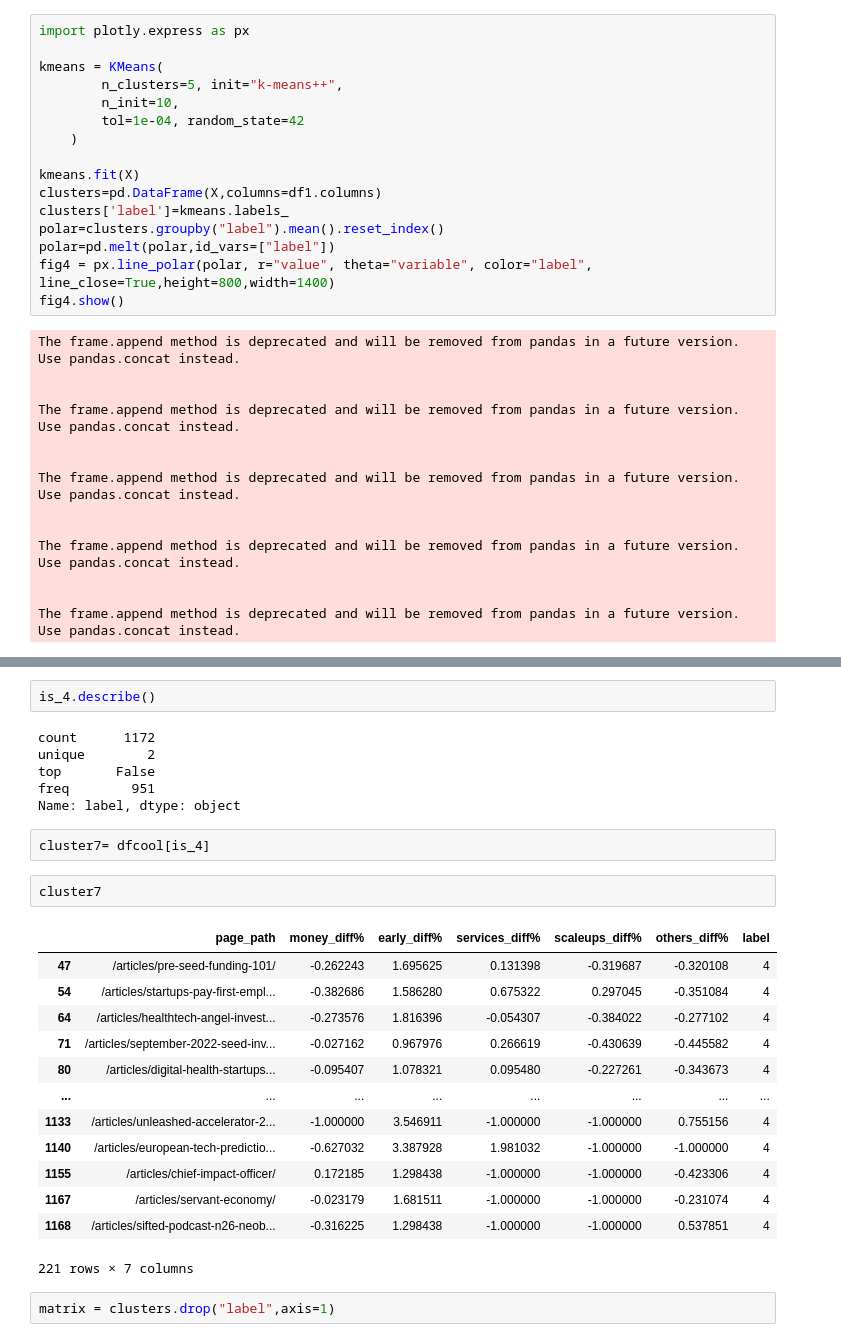
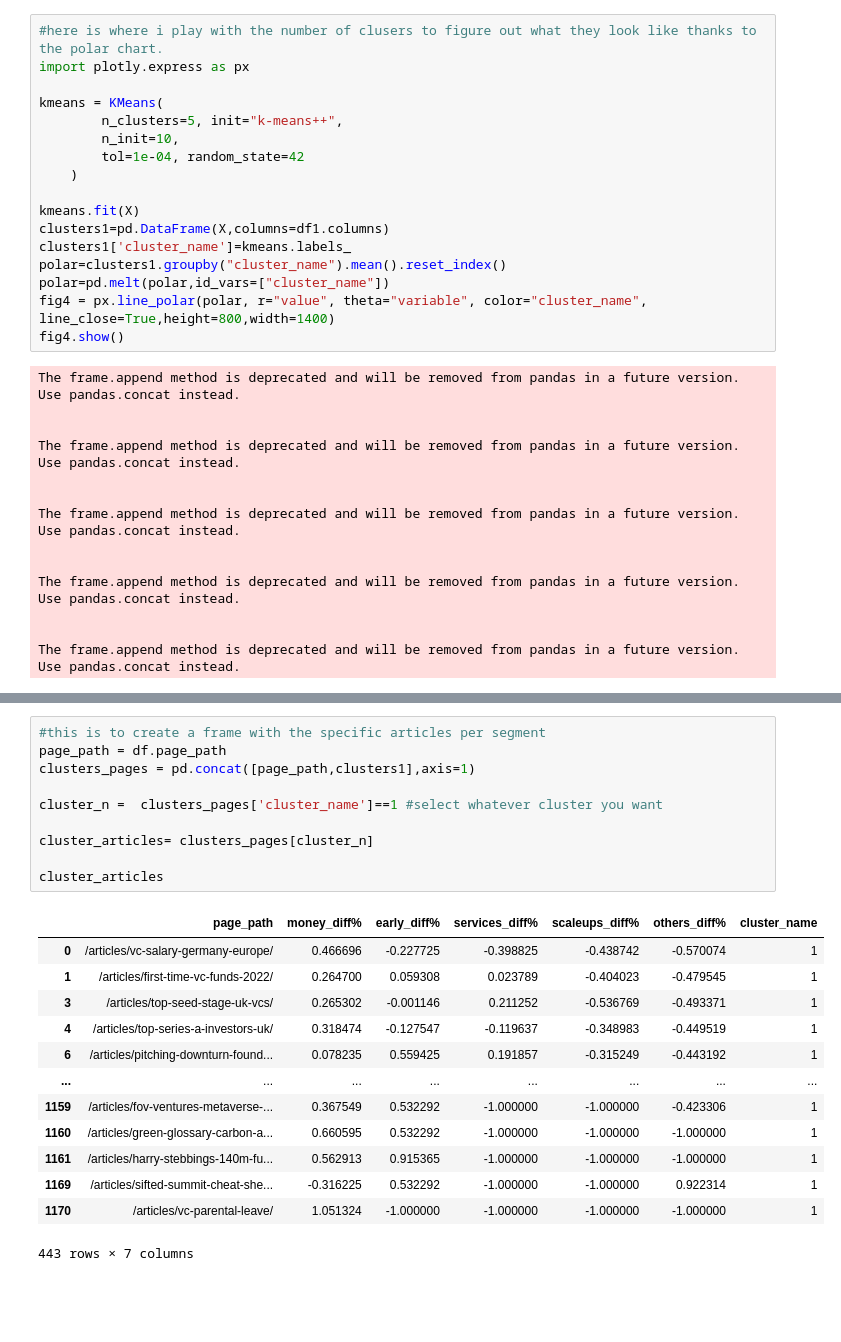
Before and after one commit to bellancafr/articles-users-clustering, a Jupyter notebook: clustering.ipynb, the cells around one changed output, grey strips where cells are left out. Saved outputs shown, nothing was run; the diff lists cells and outputs as text; blank space fills up the shorter version.

Commit message:
cleaned notebook and added data

```diff
--- a/clustering.ipynb
+++ b/clustering.ipynb
@@ -52,6 +61,7 @@ fig = go.Figure(data=go.Scatter(x=np.arange(1,14),y=inertia))
 fig.update_layout(title="Inertia vs Cluster Number",xaxis=dict(range=[0,11],title="Cluster Number"),
                   yaxis={'title':'Inertia'})
 # %%
+#here is where i play with the number of clusers to figure out what they look like thanks to the polar chart.
 import plotly.express as px
 
 kmeans = KMeans(
@@ -61,11 +71,11 @@ kmeans = KMeans(
     )
 
 kmeans.fit(X)
-clusters=pd.DataFrame(X,columns=df1.columns)
-clusters['label']=kmeans.labels_
-polar=clusters.groupby("label").mean().reset_index()
-polar=pd.melt(polar,id_vars=["label"])
-fig4 = px.line_polar(polar, r="value", theta="variable", color="label", line_close=True,height=800,width=1400)
+clusters1=pd.DataFrame(X,columns=df1.columns)
+clusters1['cluster_name']=kmeans.labels_
+polar=clusters1.groupby("cluster_name").mean().reset_index()
+polar=pd.melt(polar,id_vars=["cluster_name"])
+fig4 = px.line_polar(polar, r="value", theta="variable", color="cluster_name", line_close=True,height=800,width=1400)
 fig4.show()
 # %% [output]
 The frame.append method is deprecated and will be removed from pandas in a future version. Use pandas.concat instead.
@@ -182,28 +99,24 @@ Name: label, Length: 1172, dtype: bool
-# %%
-is_4.describe()
-# %% [output]
-count      1172
-unique        2
-top       False
-freq        951
-Name: label, dtype: object
-# %%
-cluster7= dfcool[is_4]
-# %%
-cluster7
-# %% [output]
-|  | page_path | money_diff% | early_diff% | services_diff% | scaleups_diff% | others_diff% | label |
-| 47 | /articles/pre-seed-funding-101/ | -0.262243 | 1.695625 | 0.131398 | -0.319687 | -0.320108 | 4 |
-| 54 | /articles/startups-pay-first-empl... | -0.382686 | 1.586280 | 0.675322 | 0.297045 | -0.351084 | 4 |
-| 64 | /articles/healthtech-angel-invest... | -0.273576 | 1.816396 | -0.054307 | -0.384022 | -0.277102 | 4 |
-| 71 | /articles/september-2022-seed-inv... | -0.027162 | 0.967976 | 0.266619 | -0.430639 | -0.445582 | 4 |
-| 80 | /articles/digital-health-startups... | -0.095407 | 1.078321 | 0.095480 | -0.227261 | -0.343673 | 4 |
-| ... | ... | ... | ... | ... | ... | ... | ... |
-| 1133 | /articles/unleashed-accelerator-2... | -1.000000 | 3.546911 | -1.000000 | -1.000000 | 0.755156 | 4 |
-| 1140 | /articles/european-tech-predictio... | -0.627032 | 3.387928 | 1.981032 | -1.000000 | -1.000000 | 4 |
-| 1155 | /articles/chief-impact-officer/ | 0.172185 | 1.298438 | -1.000000 | -1.000000 | -0.423306 | 4 |
-| 1167 | /articles/servant-economy/ | -0.023179 | 1.681511 | -1.000000 | -1.000000 | -0.231074 | 4 |
-| 1168 | /articles/sifted-podcast-n26-neob... | -0.316225 | 1.298438 | -1.000000 | -1.000000 | 0.537851 | 4 |
-221 rows × 7 columns
-# %%
-matrix = clusters.drop("label",axis=1)
+# %%
+#this is to create a frame with the specific articles per segment
+page_path = df.page_path
+clusters_pages = pd.concat([page_path,clusters1],axis=1)
+
+cluster_n =  clusters_pages['cluster_name']==1 #select whatever cluster you want
+
+cluster_articles= clusters_pages[cluster_n]
+
+cluster_articles
+# %% [output]
+|  | page_path | money_diff% | early_diff% | services_diff% | scaleups_diff% | others_diff% | cluster_name |
+| 0 | /articles/vc-salary-germany-europe/ | 0.466696 | -0.227725 | -0.398825 | -0.438742 | -0.570074 | 1 |
+| 1 | /articles/first-time-vc-funds-2022/ | 0.264700 | 0.059308 | 0.023789 | -0.404023 | -0.479545 | 1 |
+| 3 | /articles/top-seed-stage-uk-vcs/ | 0.265302 | -0.001146 | 0.211252 | -0.536769 | -0.493371 | 1 |
+| 4 | /articles/top-series-a-investors-uk/ | 0.318474 | -0.127547 | -0.119637 | -0.348983 | -0.449519 | 1 |
+| 6 | /articles/pitching-downturn-found... | 0.078235 | 0.559425 | 0.191857 | -0.315249 | -0.443192 | 1 |
+| ... | ... | ... | ... | ... | ... | ... | ... |
+| 1159 | /articles/fov-ventures-metaverse-... | 0.367549 | 0.532292 | -1.000000 | -1.000000 | -0.423306 | 1 |
+| 1160 | /articles/green-glossary-carbon-a... | 0.660595 | 0.532292 | -1.000000 | -1.000000 | -1.000000 | 1 |
+| 1161 | /articles/harry-stebbings-140m-fu... | 0.562913 | 0.915365 | -1.000000 | -1.000000 | -1.000000 | 1 |
+| 1169 | /articles/sifted-summit-cheat-she... | -0.316225 | 0.532292 | -1.000000 | -1.000000 | 0.922314 | 1 |
+| 1170 | /articles/vc-parental-leave/ | 1.051324 | -1.000000 | -1.000000 | -1.000000 | -1.000000 | 1 |
+443 rows × 7 columns
```
Also changed, not shown: parts of 20 cells of this notebook, 1 other file.
